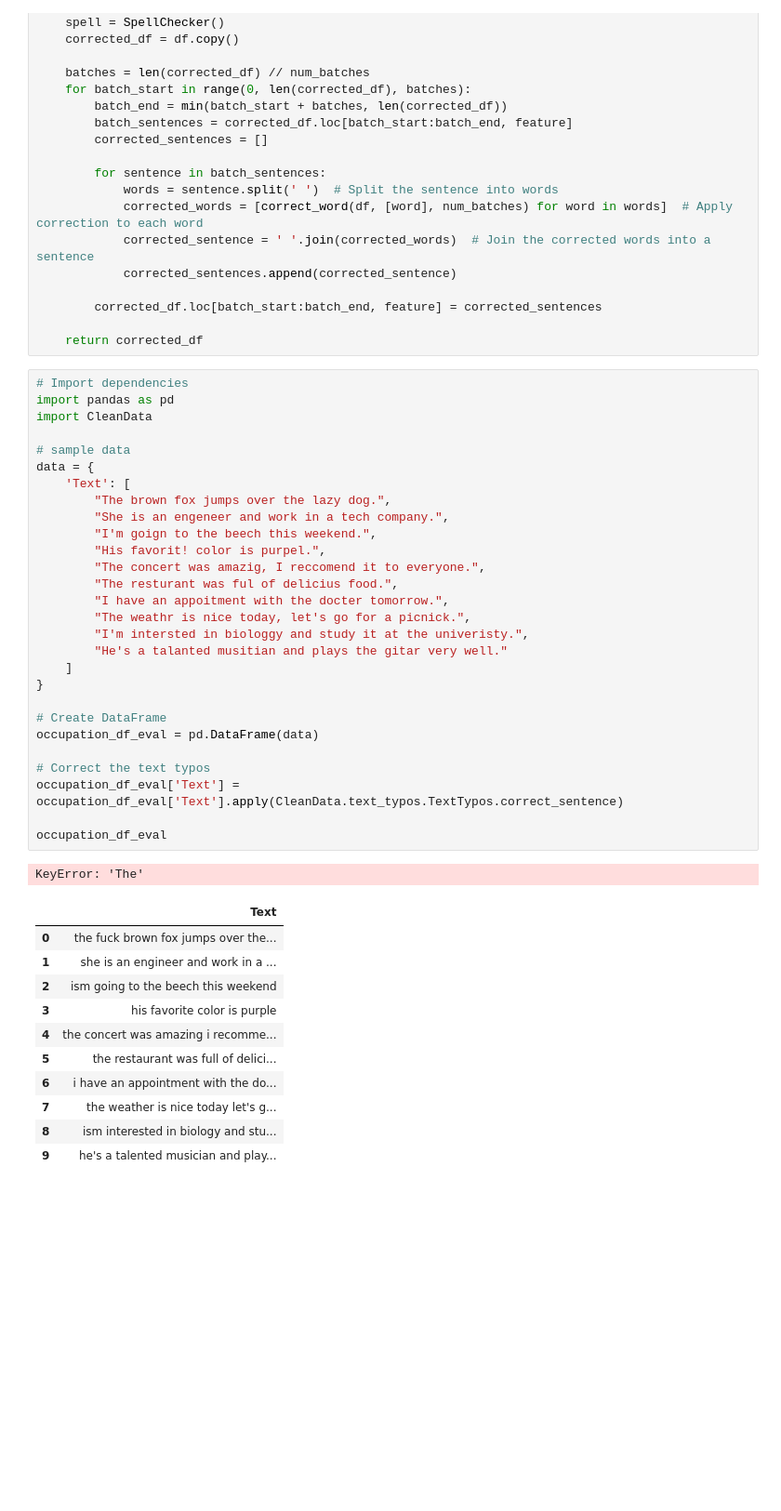
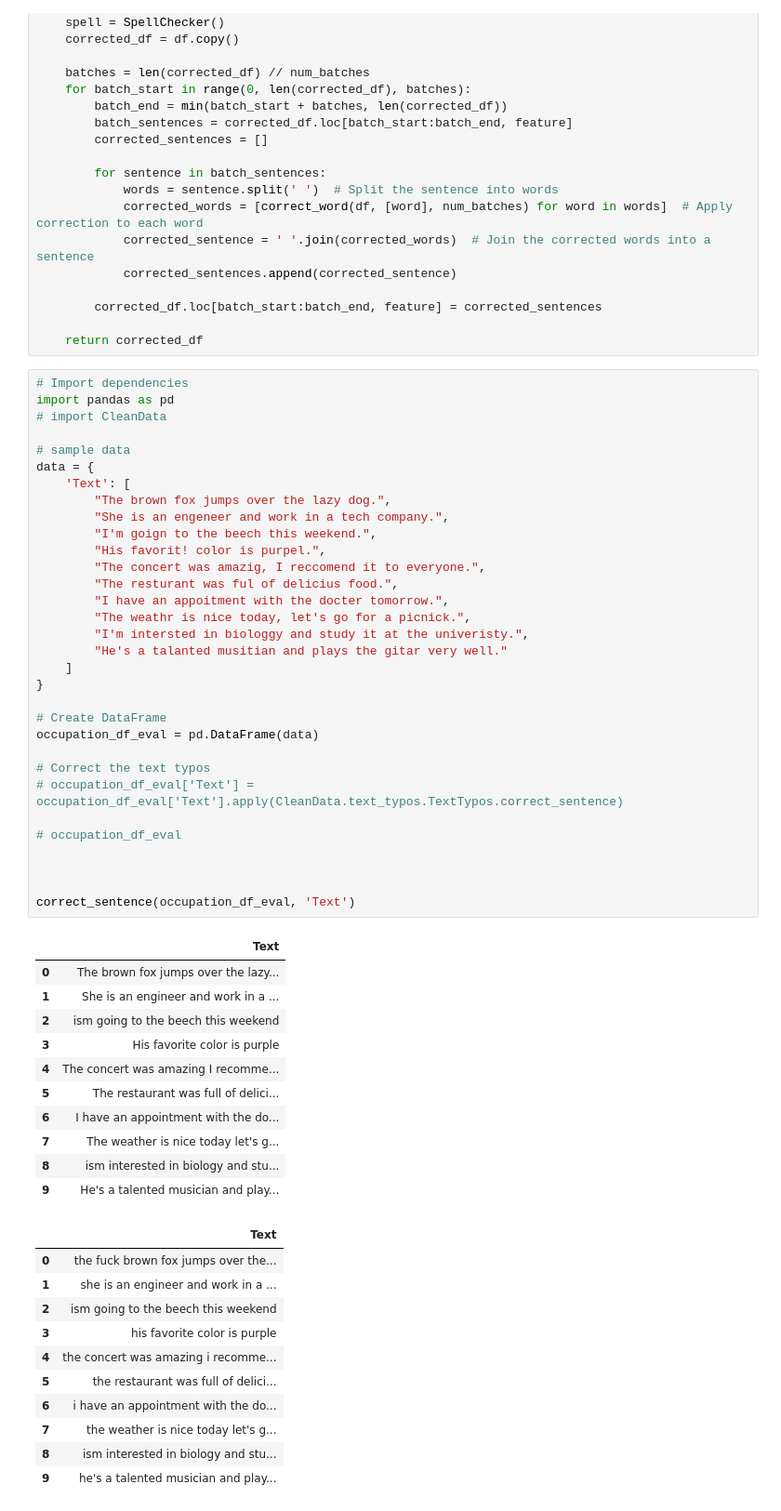
Before and after one commit to Kokolipa/CleanData-package, a Jupyter notebook: Evaluation/package_playground.ipynb, the cells around one changed output. Shown at 93% size. Saved outputs shown, nothing was run; the diff lists cells and outputs as text; blank space fills up the shorter version.

```diff
--- a/Evaluation/package_playground.ipynb
+++ b/Evaluation/package_playground.ipynb
@@ -676,33 +714,47 @@ def correct_sentence(df: pd.DataFrame, feature: str, num_batches: int) -> pd.Dat
 # %%
 # Import dependencies
 import pandas as pd
-import CleanData
+# import CleanData
 
 # sample data
 data = {
     'Text': [
         "The brown fox jumps over the lazy dog.",
         "She is an engeneer and work in a tech company.",
         "I'm goign to the beech this weekend.",
         "His favorit! color is purpel.",
         "The concert was amazig, I reccomend it to everyone.",
         "The resturant was ful of delicius food.",
         "I have an appoitment with the docter tomorrow.",
         "The weathr is nice today, let's go for a picnick.",
         "I'm intersted in biologgy and study it at the univeristy.",
         "He's a talanted musitian and plays the gitar very well."
     ]
 }
 
 # Create DataFrame
 occupation_df_eval = pd.DataFrame(data)
 
 # Correct the text typos
-occupation_df_eval['Text'] = occupation_df_eval['Text'].apply(CleanData.text_typos.TextTypos.correct_sentence)
+# occupation_df_eval['Text'] = occupation_df_eval['Text'].apply(CleanData.text_typos.TextTypos.correct_sentence)
 
-occupation_df_eval
+# occupation_df_eval
+
+
+
+correct_sentence(occupation_df_eval, 'Text')
 # %% [output]
-KeyError: 'The'
+|  | Text |
+| 0 | The brown fox jumps over the lazy... |
+| 1 | She is an engineer and work in a ... |
+| 2 | ism going to the beech this weekend |
+| 3 | His favorite color is purple |
+| 4 | The concert was amazing I recomme... |
+| 5 | The restaurant was full of delici... |
+| 6 | I have an appointment with the do... |
+| 7 | The weather is nice today let's g... |
+| 8 | ism interested in biology and stu... |
+| 9 | He's a talented musician and play... |
 # %%
 # %% [output]
 |  | Text |
```
Also changed, not shown: parts of 2 cells of this notebook.
